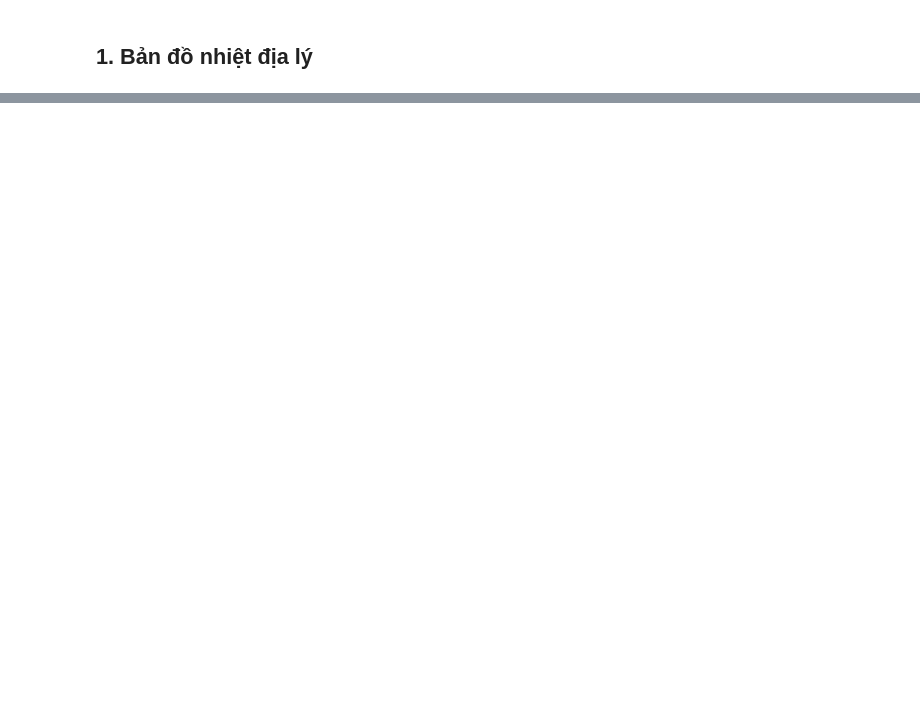
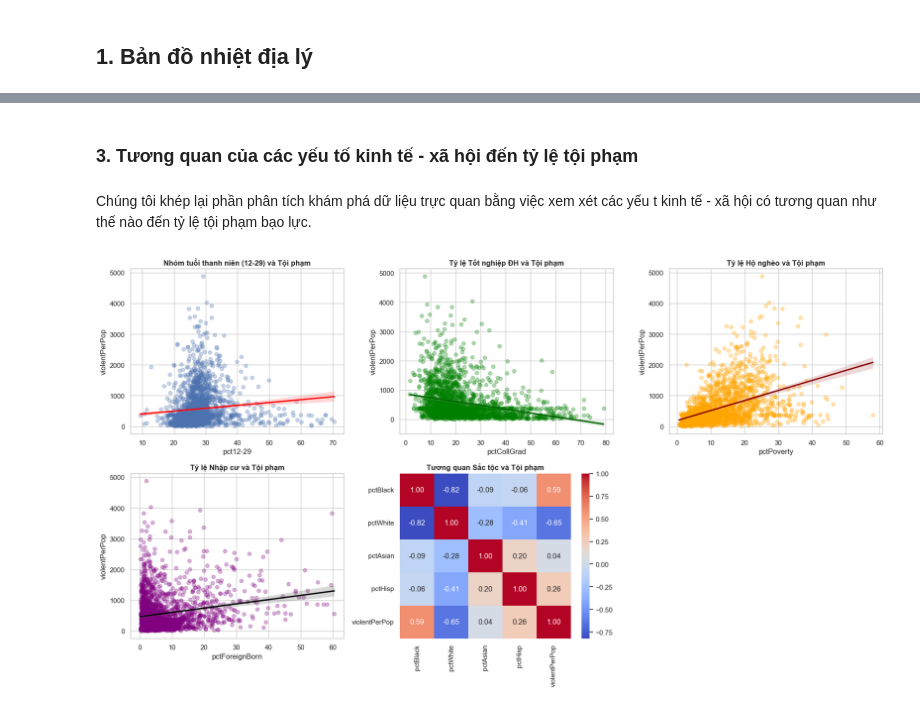
Before and after one commit to huongngh/crime-analysis, a Jupyter notebook: notebooks/02_eda_visualization.ipynb, the cells around one changed output, grey strips where cells are left out. Saved outputs shown, nothing was run; the diff lists cells and outputs as text; code cells hidden in the pictures; blank space fills up the shorter version.

```diff
--- a/notebooks/02_eda_visualization.ipynb
+++ b/notebooks/02_eda_visualization.ipynb
@@ -323,0 +288,44 @@ print(df[immig_cols + [target]].corr()[target])
+# %% [markdown]
+### 3. Tương quan của các yếu tố kinh tế - xã hội đến tỷ lệ tội phạm
+# %% [markdown]
+Chúng tôi khép lại phần phân tích khám phá dữ liệu trực quan bằng việc xem xét các yếu t kinh tế - xã hội có tương quan như thế nào đến tỷ lệ tội phạm bạo lực.
+# %%
+import matplotlib.pyplot as plt
+import seaborn as sns
+
+TARGET = df["violentPerPop"]
+
+fig, axes = plt.subplots(2, 3, figsize=(18, 10))
+
+axes = axes.flatten()
+
+# 1. Tuổi tác
+sns.regplot(data=df, x='pct12-29', y=TARGET, ax=axes[0], scatter_kws={'alpha': 0.3}, line_kws={'color': 'red'})
+axes[0].set_title('Nhóm tuổi thanh niên (12-29) và Tội phạm', fontweight='bold')
+
+# 2. Giáo dục
+sns.regplot(data=df, x='pctCollGrad', y=TARGET, ax=axes[1], color='green', scatter_kws={'alpha': 0.3},
+            line_kws={'color': 'darkgreen'})
+axes[1].set_title('Tỷ lệ Tốt nghiệp ĐH và Tội phạm', fontweight='bold')
+
+# 3. Kinh tế
+sns.regplot(data=df, x='pctPoverty', y=TARGET, ax=axes[2], color='orange', scatter_kws={'alpha': 0.3},
+            line_kws={'color': 'darkred'})
+axes[2].set_title('Tỷ lệ Hộ nghèo và Tội phạm', fontweight='bold')
+
+# 4: Nhập cư
+sns.regplot(data=df, x='pctForeignBorn', y=TARGET, ax=axes[3], color='purple', scatter_kws={'alpha': 0.3},
+            line_kws={'color': 'black'})
+axes[3].set_title('Tỷ lệ Nhập cư và Tội phạm', fontweight='bold')
+
+# 5: Sắc tộc (Heatmap)
+race_cols = ['pctBlack', 'pctWhite', 'pctAsian', 'pctHisp', 'violentPerPop']
+sns.heatmap(df[race_cols].corr(), annot=True, cmap='coolwarm', ax=axes[4], fmt='.2f')
+axes[4].set_title('Tương quan Sắc tộc và Tội phạm', fontweight='bold')
+
+axes[5].axis('off')
+
+plt.tight_layout()
+plt.show()
+# %% [output]
+[figure, added]
```
Also changed, not shown: parts of 38 cells of this notebook, 2 other files.
